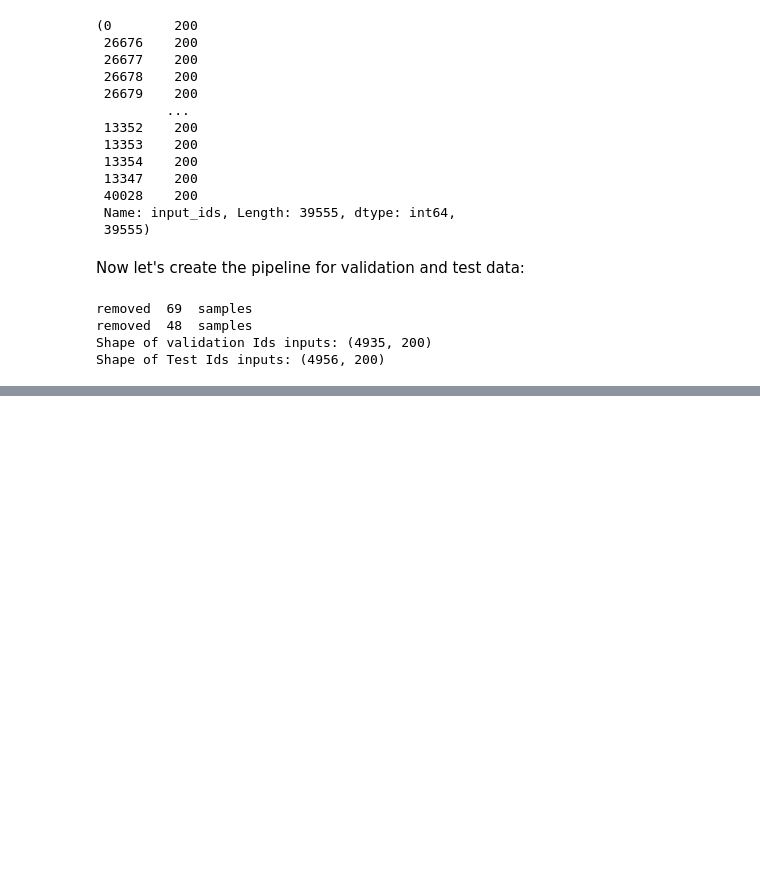
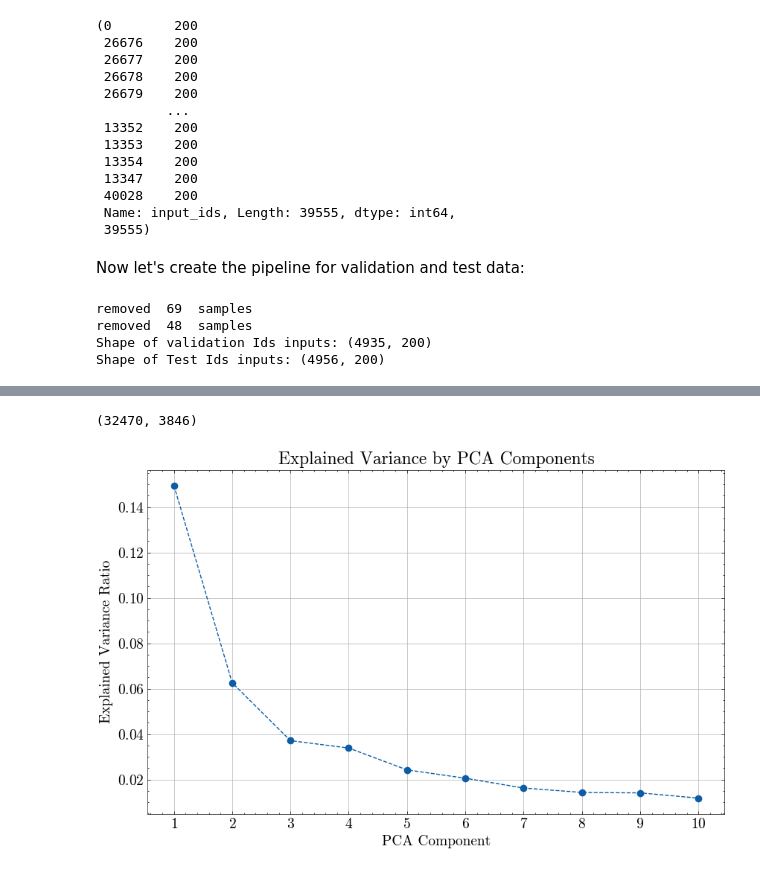
Before and after one commit to anisdismail/ChemRxnSAGE, a Jupyter notebook: data_visualization.ipynb, the cells around one changed output, grey strips where cells are left out. Saved outputs shown, nothing was run; the diff lists cells and outputs as text; code cells hidden in the pictures; blank space fills up the shorter version.

```diff
--- a/data_visualization.ipynb
+++ b/data_visualization.ipynb
@@ -166,0 +289,42 @@ Shape of Test Ids inputs: (4956, 200)
+# %%
+import torch
+import random
+import json
+with open("config.json", 'r', encoding='utf-8') as file:
+    config = json.load(file)
+    config = {param: value for _, params in config.items()
+              for param, value in params.items()}
+config["cuda"] = config["cuda"] and torch.cuda.is_available()
+
+# fix seeds
+torch.manual_seed(config["seed"])
+torch.use_deterministic_algorithms(True)
+np.random.seed(config["seed"])
+random.seed(config["seed"])
+os.environ['CUBLAS_WORKSPACE_CONFIG'] = ':16:8'
+
+if config["cuda"]:
+    torch.cuda.manual_seed(config["seed"])
+    torch.backends.cudnn.deterministic = True
+    torch.backends.cudnn.benchmark = True
+# %%
+from eval import Evaluator
+from generate import VAEGenerator
+from utils import predict_rxn_type
+vae_generator = VAEGenerator(config)
+evaluator = Evaluator(config)
+# "model_weights/synthesizer/reproduced/v4/vae_epoch76_kl1_warm_up10_aggressiveFalse_loss49.0124.pt"
+vae_generator.generate_samples(seed=1000)
+evaluator.load_generated_dataset(config["gene_path"])
+
+evaluator.process_results(use_filters=False)
+evaluator.rxn_pred = predict_rxn_type(
+    evaluator.rxn_classifier, evaluator.gen_fingerprints)
+gen_fingerprints_1 = evaluator.gen_fingerprints
+rxn_pred_1 = evaluator.rxn_pred
+
+evaluator.process_results(use_filters=True)
+evaluator.rxn_pred = predict_rxn_type(
+    evaluator.rxn_classifier, evaluator.gen_fingerprints)
+gen_fingerprints_2 = evaluator.gen_fingerprints
+rxn_pred_2 = evaluator.rxn_pred
@@ -166,0 +349,9 @@ Shape of Test Ids inputs: (4956, 200)
+# %%
+len(gen_fingerprints_1), len(gen_fingerprints_2)
+# %% [output]
+(32470, 3846)
+# %%
+fingerprints_umap2, fingerprints_umap21, fingerprints_umap22 = pca_umap_reduction(
+    [fingerprints, gen_fingerprints_1, gen_fingerprints_2], pca_components=10, plot_variance=True)
+# %% [output]
+[figure, added]
```
Also changed, not shown: parts of 7 cells of this notebook, 1 other file.
